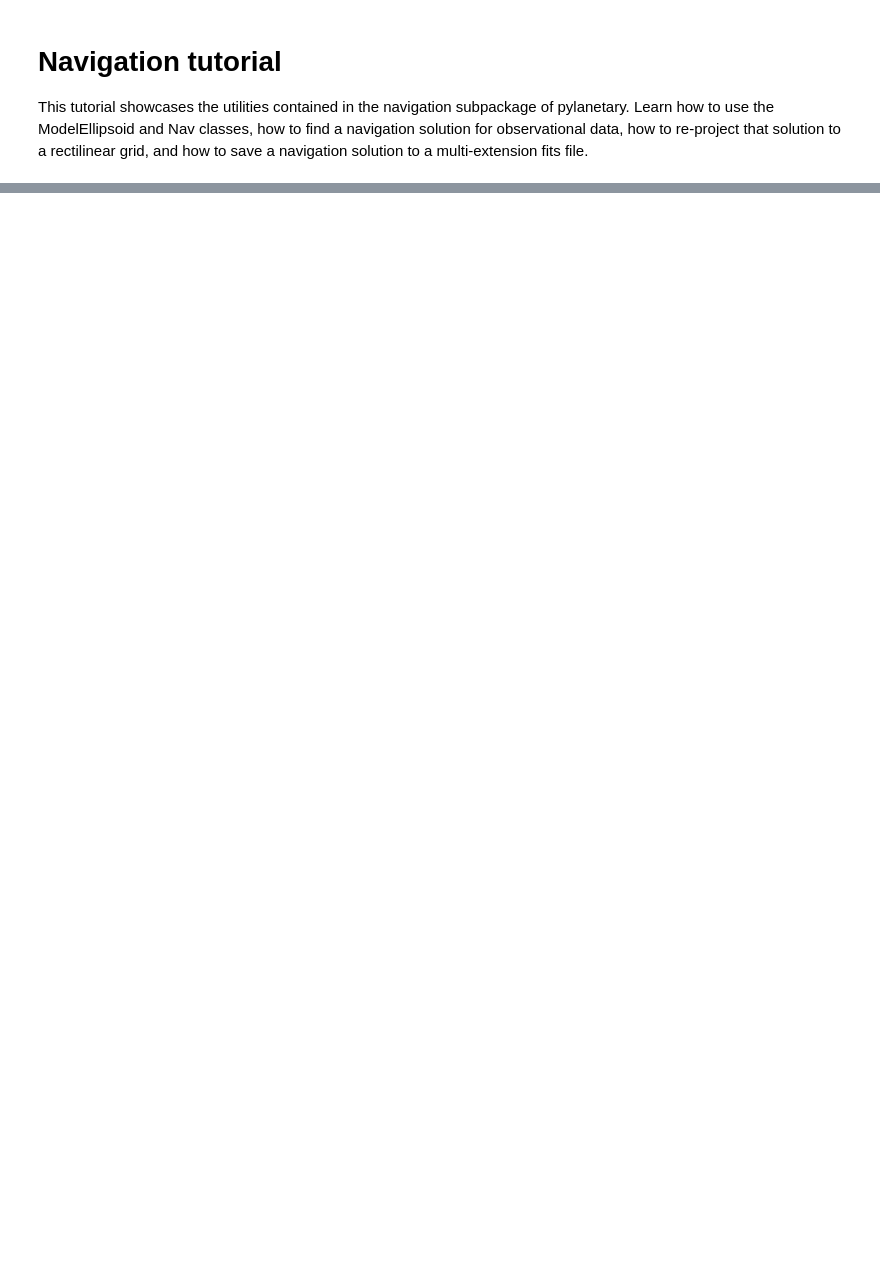
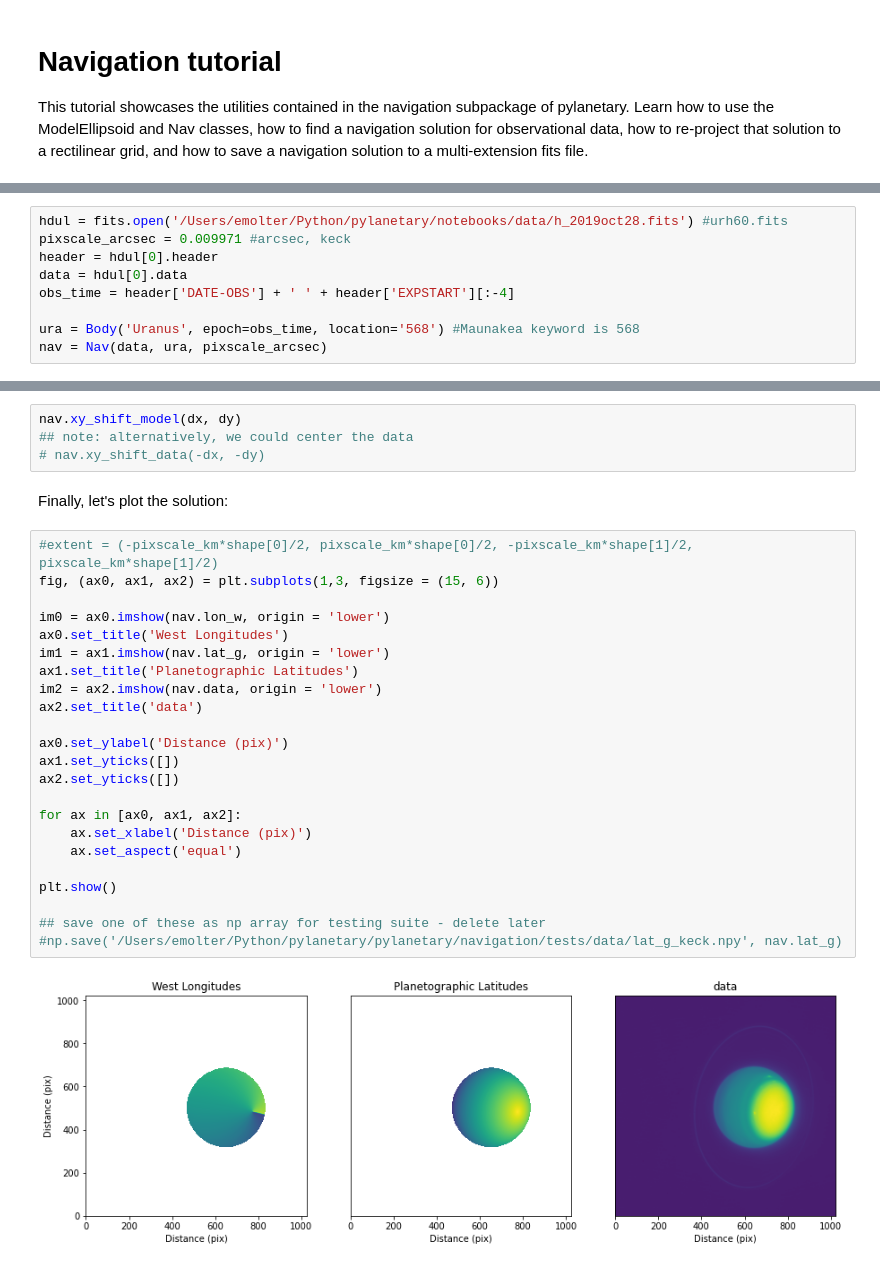
Before and after one commit to emolter/pylanetary, a Jupyter notebook: docs/nav-tutorial.ipynb, the cells around one changed output, grey strips where cells are left out. Saved outputs shown, nothing was run; the diff lists cells and outputs as text; blank space fills up the shorter version.

```diff
--- a/docs/nav-tutorial.ipynb
+++ b/docs/nav-tutorial.ipynb
@@ -211,0 +115,9 @@ Internal save functions are not yet implemented
+# %%
+hdul = fits.open('/Users/emolter/Python/pylanetary/notebooks/data/h_2019oct28.fits') #urh60.fits
+pixscale_arcsec = 0.009971 #arcsec, keck
+header = hdul[0].header
+data = hdul[0].data
+obs_time = header['DATE-OBS'] + ' ' + header['EXPSTART'][:-4]
+
+ura = Body('Uranus', epoch=obs_time, location='568') #Maunakea keyword is 568
+nav = Nav(data, ura, pixscale_arcsec)
@@ -211,0 +170,31 @@ Internal save functions are not yet implemented
+# %%
+nav.xy_shift_model(dx, dy)
+## note: alternatively, we could center the data
+# nav.xy_shift_data(-dx, -dy)
+# %% [markdown]
+Finally, let's plot the solution:
+# %%
+#extent = (-pixscale_km*shape[0]/2, pixscale_km*shape[0]/2, -pixscale_km*shape[1]/2, pixscale_km*shape[1]/2)
+fig, (ax0, ax1, ax2) = plt.subplots(1,3, figsize = (15, 6))
+
+im0 = ax0.imshow(nav.lon_w, origin = 'lower')
+ax0.set_title('West Longitudes')
+im1 = ax1.imshow(nav.lat_g, origin = 'lower')
+ax1.set_title('Planetographic Latitudes')
+im2 = ax2.imshow(nav.data, origin = 'lower')
+ax2.set_title('data')
+
+ax0.set_ylabel('Distance (pix)')
+ax1.set_yticks([])
+ax2.set_yticks([])
+
+for ax in [ax0, ax1, ax2]:
+    ax.set_xlabel('Distance (pix)')
+    ax.set_aspect('equal')
+
+plt.show()
+
+## save one of these as np array for testing suite - delete later
+#np.save('/Users/emolter/Python/pylanetary/pylanetary/navigation/tests/data/lat_g_keck.npy', nav.lat_g)
+# %% [output]
+[figure, added]
```
Also changed, not shown: parts of 36 cells of this notebook, 6 other files.
